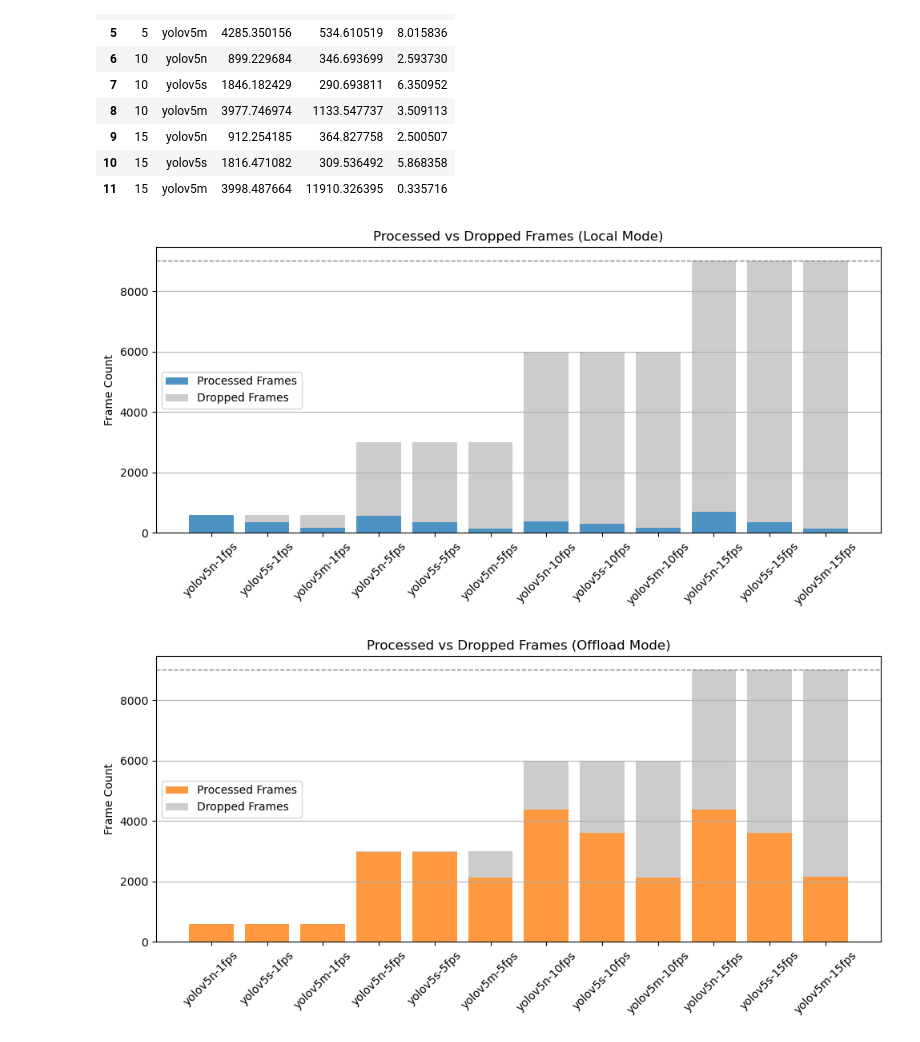
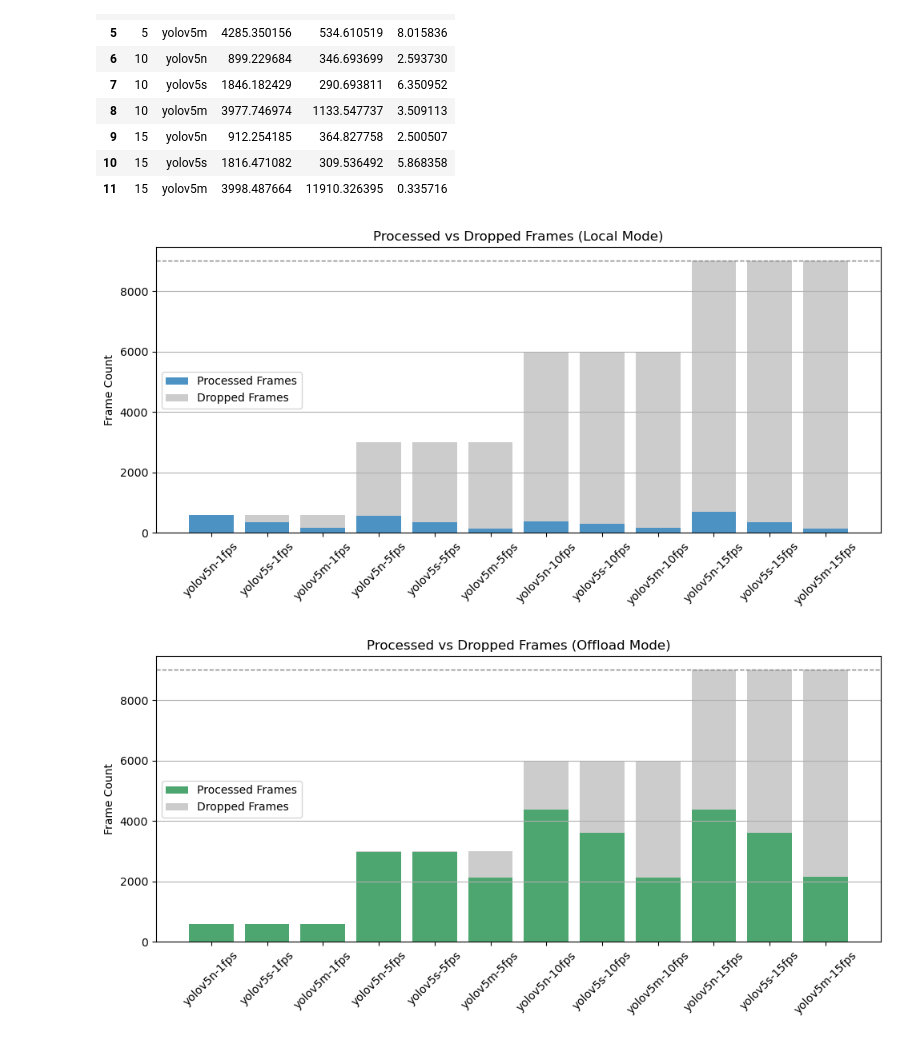
Before and after one commit to rawalcher/rust-traffic-watch, a Jupyter notebook: docs/jupyter/result_evaluation.ipynb, the cells around one changed output. Cells and saved outputs as stored; diff of their text form; code cells hidden in the pictures.

```diff
--- a/docs/jupyter/result_evaluation.ipynb
+++ b/docs/jupyter/result_evaluation.ipynb
@@ -84,37 +84,37 @@ display(comparison_table)
 | 11 | 15 | yolov5m | 3998.487664 | 11910.326395 | 0.335716 |
 # %%
 hue_order = ["local", "offload"]
-palette = {"local": "#1f77b4", "offload": "#ff7f0e"}
+palette = {"local": "#1f77b4", "offload": "#20904c"}
 experiment_duration_s = 600
 
 frame_counts = (
     df_all.groupby(["fps", "model", "experiment_mode"], observed=True)
     .size()
     .reset_index(name="actual_frames")
 )
 frame_counts["expected_frames"] = frame_counts["fps"] * experiment_duration_s
 frame_counts["dropped_frames"] = frame_counts["expected_frames"] - frame_counts["actual_frames"]
 frame_counts["model"] = pd.Categorical(frame_counts["model"], categories=model_order, ordered=True)
 frame_counts = frame_counts.sort_values(by=["fps", "model"])
 
 for mode in hue_order:
     subset = frame_counts[frame_counts["experiment_mode"] == mode]
     labels = [f"{model}-{fps}fps" for model, fps in zip(subset["model"], subset["fps"])]
 
     plt.figure(figsize=(10, 5))
     plt.bar(labels, subset["actual_frames"], label="Processed Frames", color=palette[mode], alpha=0.8)
     plt.bar(labels, subset["dropped_frames"], bottom=subset["actual_frames"], label="Dropped Frames", color="gray", alpha=0.4)
     plt.axhline(y=experiment_duration_s * max(subset["fps"]), color='gray', linestyle='--', linewidth=1)
     plt.title(f"Processed vs Dropped Frames ({mode.capitalize()} Mode)")
     plt.ylabel("Frame Count")
     plt.xticks(rotation=45)
     plt.legend()
     plt.tight_layout()
     plt.grid(axis="y")
     plt.show()
 # %% [output]
 [figure]
-[figure, old version]
+[figure, new version]
 # %%
 frame_counts = (
     df_all.groupby(["fps", "model", "experiment_mode"], observed=True)
```
Also changed, not shown: parts of 4 cells of this notebook.
